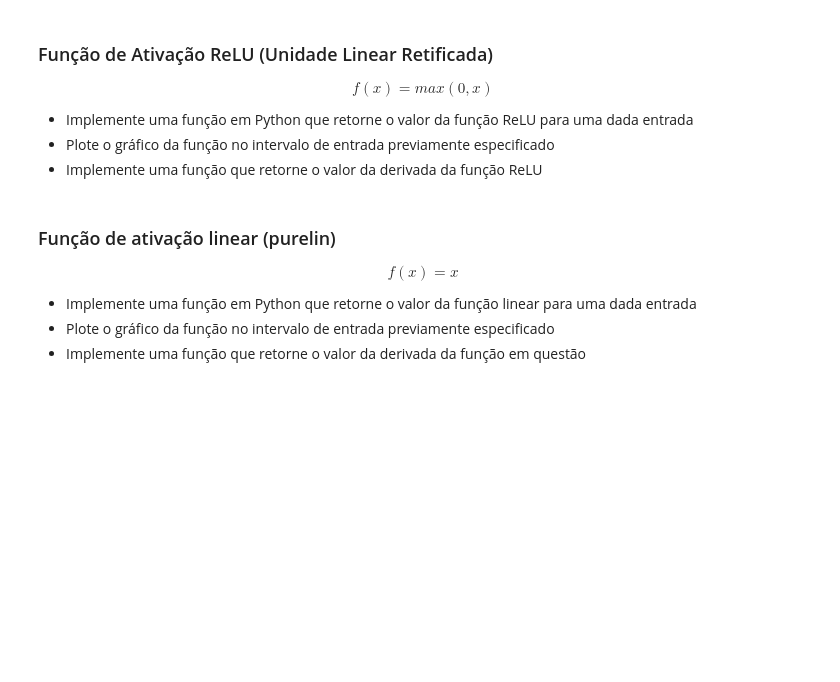
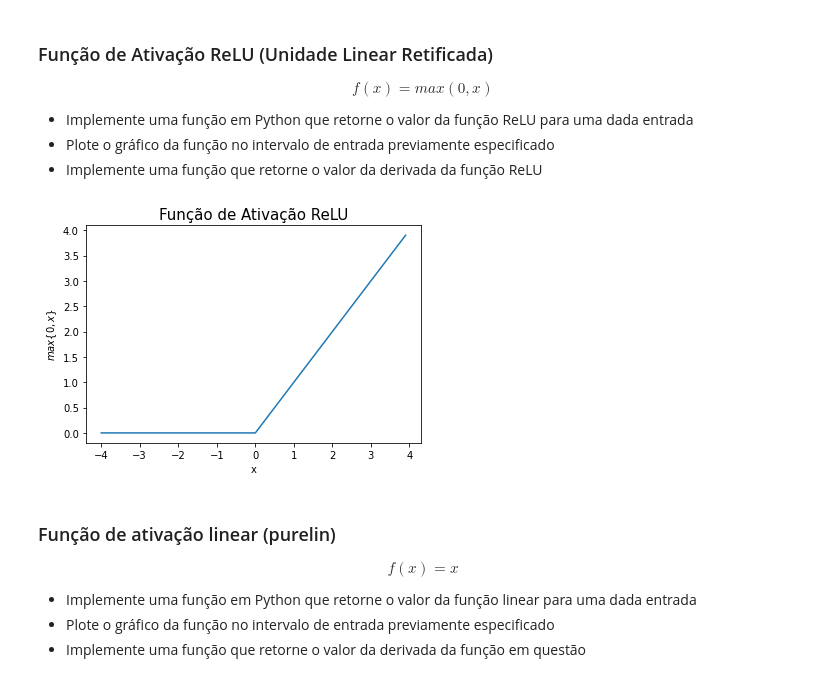
Before and after one commit to erikatilio/RNA-Funcao-Ativacao, a Jupyter notebook: Funções de Ativação.ipynb, the cells around one changed output. Cells and saved outputs as stored; diff of their text form; code cells hidden in the pictures; blank space fills up the shorter version.

```diff
--- a/Funções de Ativação.ipynb
+++ b/Funções de Ativação.ipynb
@@ -112,3 +112,12 @@ $$f(x) = max(0,x)$$
+# %%
+r, x = relu(amostras)
+plt.plot(x, r,)
+plt.xlabel("x")
+plt.ylabel(r"$max\{0, x\}$")
+plt.title("Função de Ativação ReLU", fontsize=15)
+plt.show()
+# %% [output]
+[figure, added]
 # %% [markdown]
 ### Função de ativação linear (purelin)
 
```
Also changed, not shown: parts of 5 cells of this notebook.
